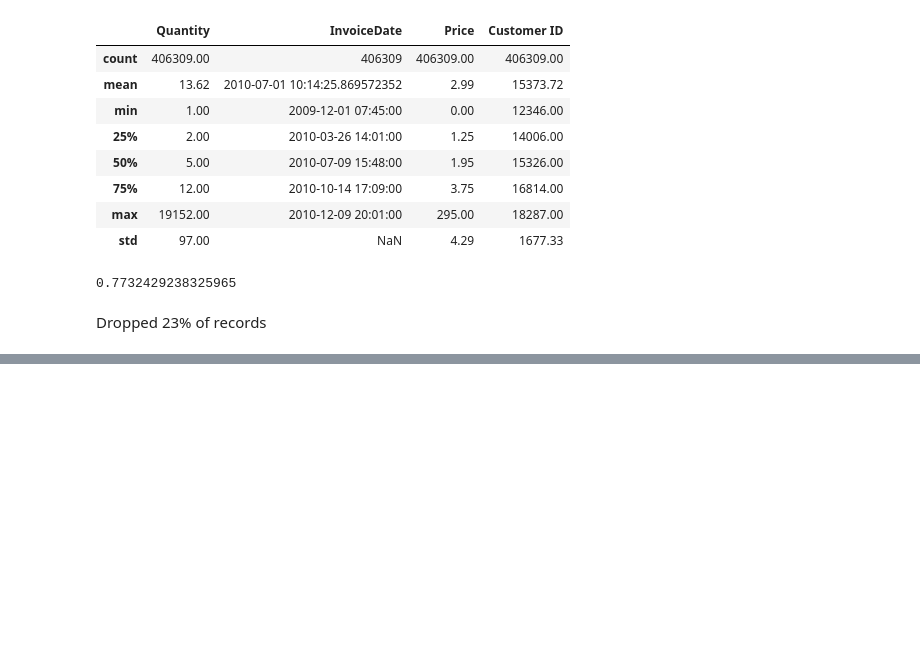
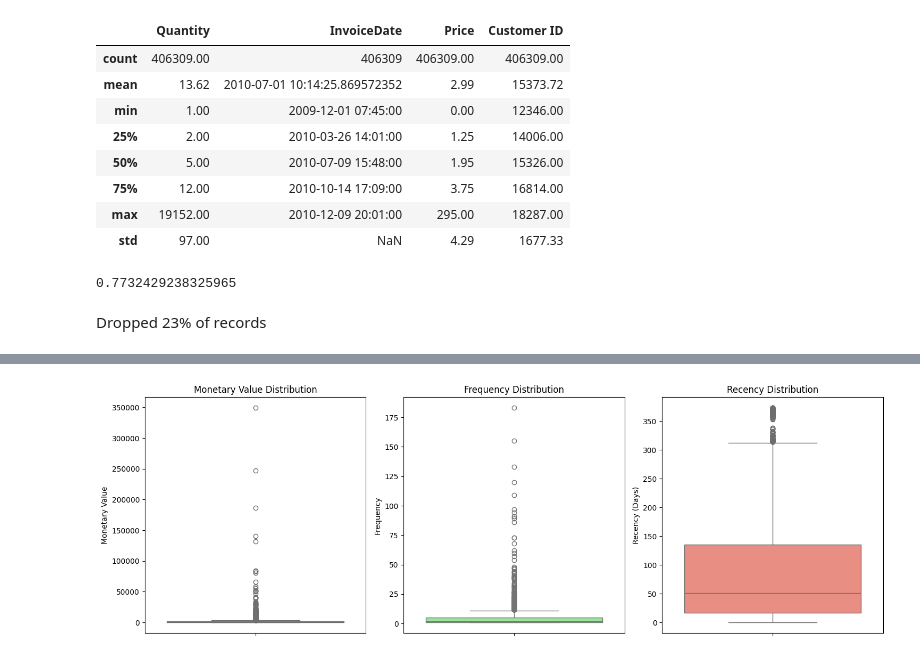
Before and after one commit to poojan019/customerSegmentation, a Jupyter notebook: main.ipynb, the cells around one changed output, grey strips where cells are left out. Saved outputs shown, nothing was run; the diff lists cells and outputs as text; code cells hidden in the pictures; blank space fills up the shorter version.

```diff
--- a/main.ipynb
+++ b/main.ipynb
@@ -271,0 +362,22 @@ Dropped 23% of records
+# %%
+plt.figure(figsize=(15, 5))
+
+plt.subplot(1, 3, 1)
+sns.boxplot(y=aggragated_df['MonetaryValue'], color='skyblue')
+plt.title('Monetary Value Distribution')
+plt.ylabel('Monetary Value')
+
+plt.subplot(1, 3, 2)
+sns.boxplot(y=aggragated_df['Frequency'], color='lightgreen')
+plt.title('Frequency Distribution')
+plt.ylabel('Frequency')
+
+plt.subplot(1, 3, 3)
+sns.boxplot(y=aggragated_df['Recency'], color='salmon')
+plt.title('Recency Distribution')
+plt.ylabel('Recency (Days)')
+
+plt.tight_layout()
+plt.show()
+# %% [output]
+[figure, added]
```
Also changed, not shown: parts of 7 cells of this notebook.
